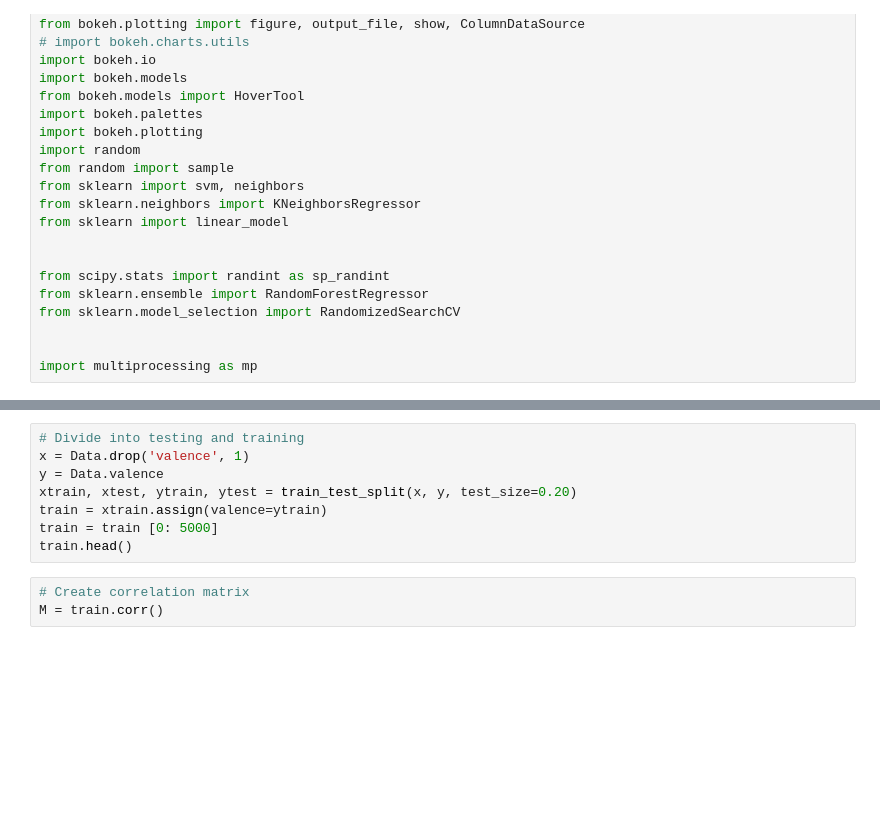
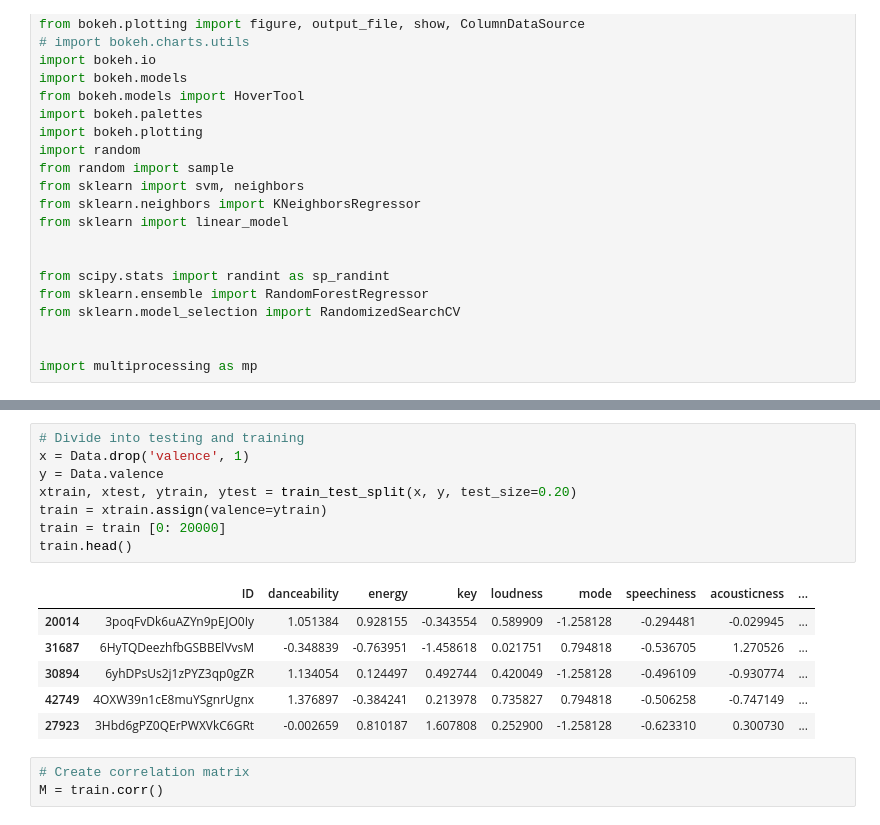
Before and after one commit to hsadoyan/DAFinalProject, a Jupyter notebook: PCA-Lasso.ipynb, the cells around one changed output, grey strips where cells are left out. Drawn from its saved outputs; the diff is of its cells as text; blank space fills up the shorter version.

```diff
--- a/PCA-Lasso.ipynb
+++ b/PCA-Lasso.ipynb
@@ -41,11 +68,18 @@ Data.count()
 # %%
 # Divide into testing and training
 x = Data.drop('valence', 1)
 y = Data.valence
 xtrain, xtest, ytrain, ytest = train_test_split(x, y, test_size=0.20)
 train = xtrain.assign(valence=ytrain)
-train = train [0: 5000]
+train = train [0: 20000]
 train.head()
+# %% [output]
+|  | ID | danceability | energy | key | loudness | mode | speechiness | acousticness | ... |
+| 20014 | 3poqFvDk6uAZYn9pEJO0Iy | 1.051384 | 0.928155 | -0.343554 | 0.589909 | -1.258128 | -0.294481 | -0.029945 | ... |
+| 31687 | 6HyTQDeezhfbGSBBElVvsM | -0.348839 | -0.763951 | -1.458618 | 0.021751 | 0.794818 | -0.536705 | 1.270526 | ... |
+| 30894 | 6yhDPsUs2j1zPYZ3qp0gZR | 1.134054 | 0.124497 | 0.492744 | 0.420049 | -1.258128 | -0.496109 | -0.930774 | ... |
+| 42749 | 4OXW39n1cE8muYSgnrUgnx | 1.376897 | -0.384241 | 0.213978 | 0.735827 | 0.794818 | -0.506258 | -0.747149 | ... |
+| 27923 | 3Hbd6gPZ0QErPWXVkC6GRt | -0.002659 | 0.810187 | 1.607808 | 0.252900 | -1.258128 | -0.623310 | 0.300730 | ... |
 # %%
 # Create correlation matrix
 M = train.corr()
```
Also changed, not shown: parts of 12 cells of this notebook, 2 other files.
